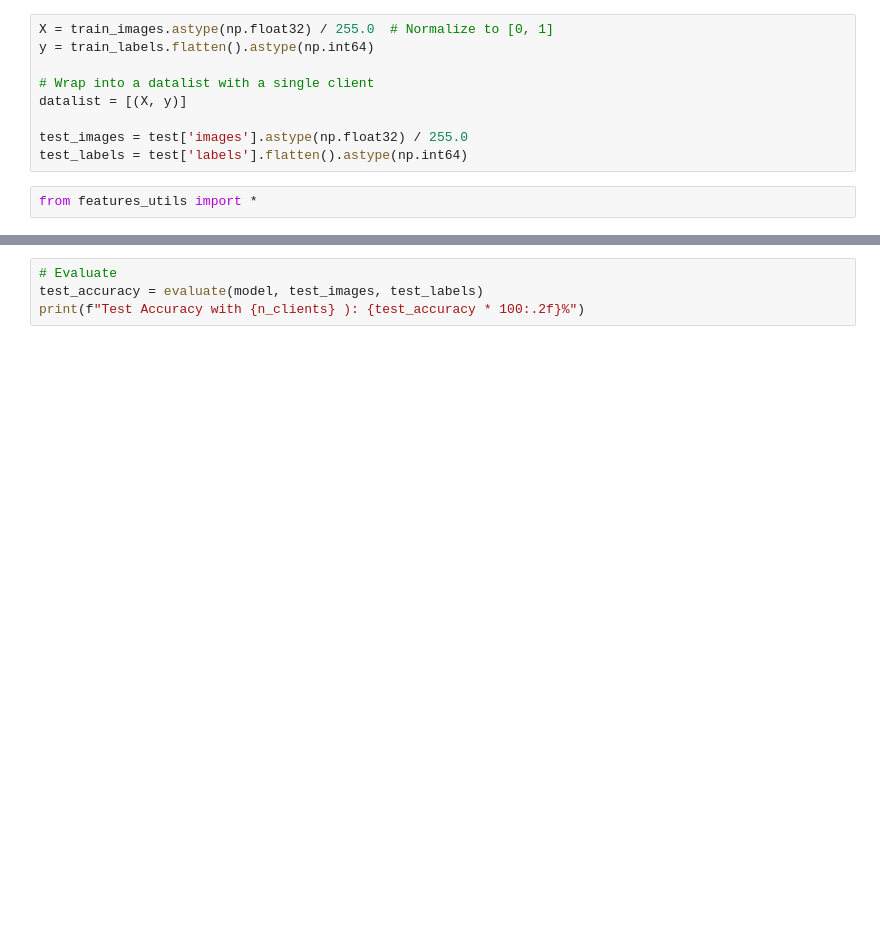
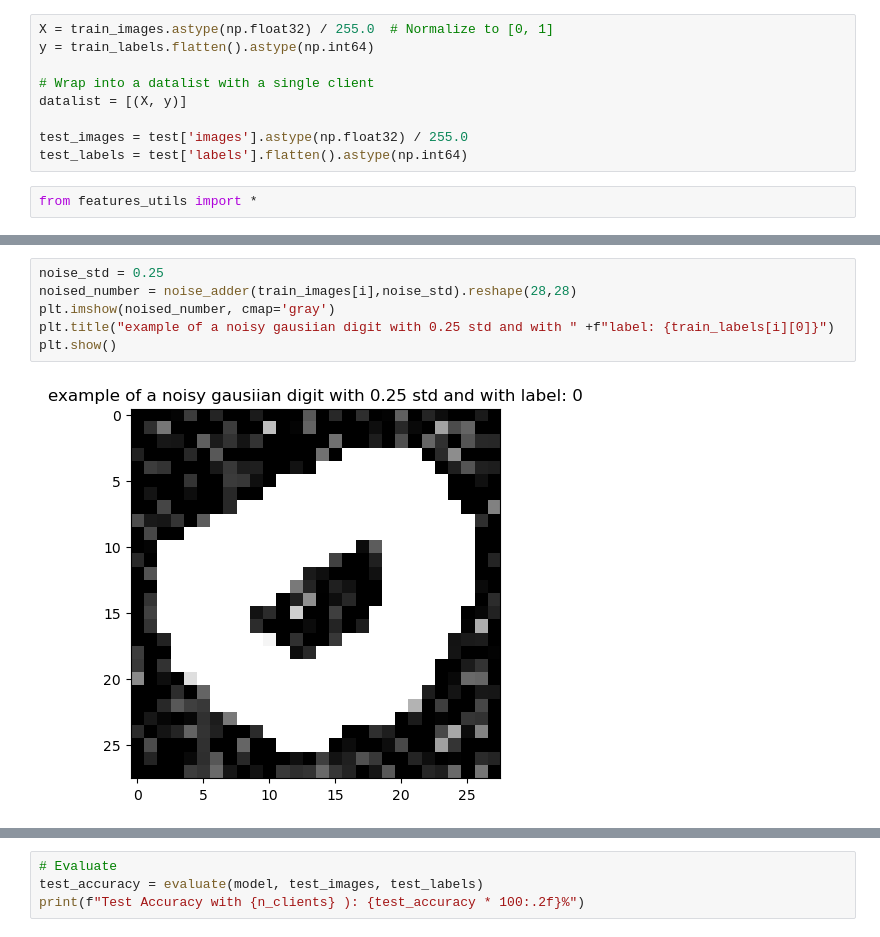
Before and after one commit to hacknstack/miniproject_OPTML, a Jupyter notebook: features_shift.ipynb, the cells around one changed output, grey strips where cells are left out. Drawn from its saved outputs; the diff is of its cells as text; blank space fills up the shorter version.

```diff
--- a/features_shift.ipynb
+++ b/features_shift.ipynb
@@ -28,3 +38,11 @@ from features_utils import *
+# %%
+noise_std = 0.25
+noised_number = noise_adder(train_images[i],noise_std).reshape(28,28)
+plt.imshow(noised_number, cmap='gray')
+plt.title("example of a noisy gausiian digit with 0.25 std and with " +f"label: {train_labels[i][0]}")
+plt.show()
+# %% [output]
+[figure, added]
 # %%
 n_clients = 30
 datalist = make_femnist_datasets(X,y,train,n_clients)
```
Also changed, not shown: parts of 4 cells of this notebook, 2 other files.
